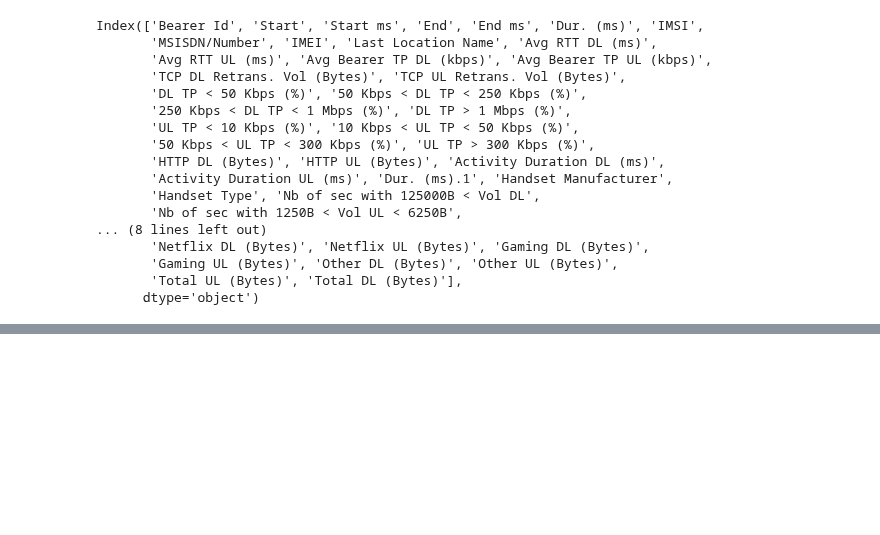
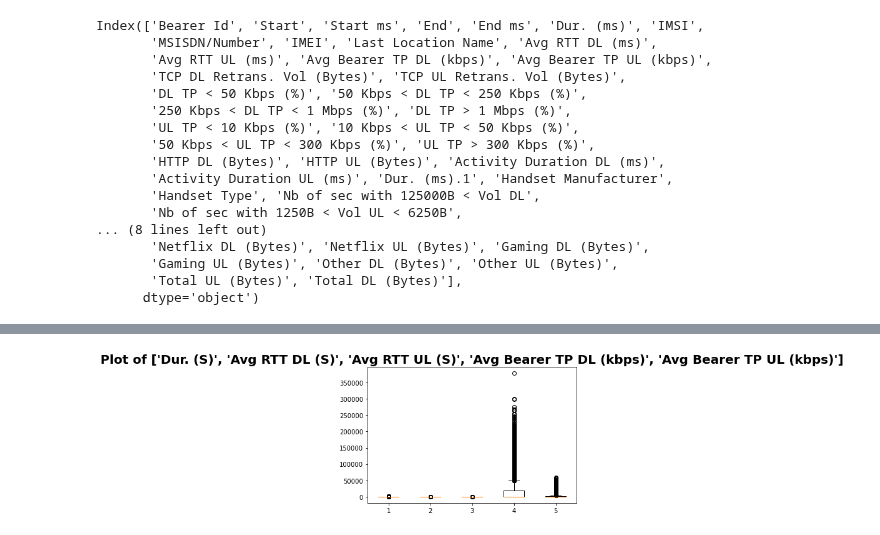
Before and after one commit to benbel376/telecom_users_analytics, a Jupyter notebook: notebooks/data_preparation.ipynb, the cells around one changed output, grey strips where cells are left out. Drawn from its saved outputs; the diff is of its cells as text; code cells hidden in the pictures; blank space fills up the shorter version.

Commit message:
added data extraction and outlier detected

```diff
--- a/notebooks/data_preparation.ipynb
+++ b/notebooks/data_preparation.ipynb
@@ -99,5 +102,16 @@ sumar.summ_columns(cleaned_df_p)
 | 24 | Other UL (Bytes) | 0 | 0.0 | float64 | 149284 |
 | 25 | Total UL (Bytes) | 1 | 0.0 | float64 | 149729 |
 | 26 | Total DL (Bytes) | 1 | 0.0 | float64 | 149988 |
+# %%
+# Changing the id features to categorical variables.
+
+cleaned_df_p2 = cleaned_df_p.astype({"Bearer Id": str, "MSISDN/Number": str})
 # %%
-# Removing
+# Filling categorical variables with mode
+
+cleaned_df_p3 = cleaner.fill_missing_by_mode(cleaned_df_p2)
+
+# Filling Numerical variables with mean
+
+cleaned_df_p4 = cleaner.fill_missing_by_mean(cleaned_df_p3)
+sumar.summ_columns(cleaned_df_p4)
@@ -103,0 +149,7 @@ sumar.summ_columns(cleaned_df_p)
+# %%
+#Checking for outliers
+outlier_checklist = ['Dur. (S)', 'Avg RTT DL (S)',
+       'Avg RTT UL (S)', 'Avg Bearer TP DL (kbps)', 'Avg Bearer TP UL (kbps)']
+sumar.plot_box(cleaned_df_p4, outlier_checklist)
+# %% [output]
+[figure, added]
```
Also changed, not shown: parts of 10 cells of this notebook, 1 other file.
